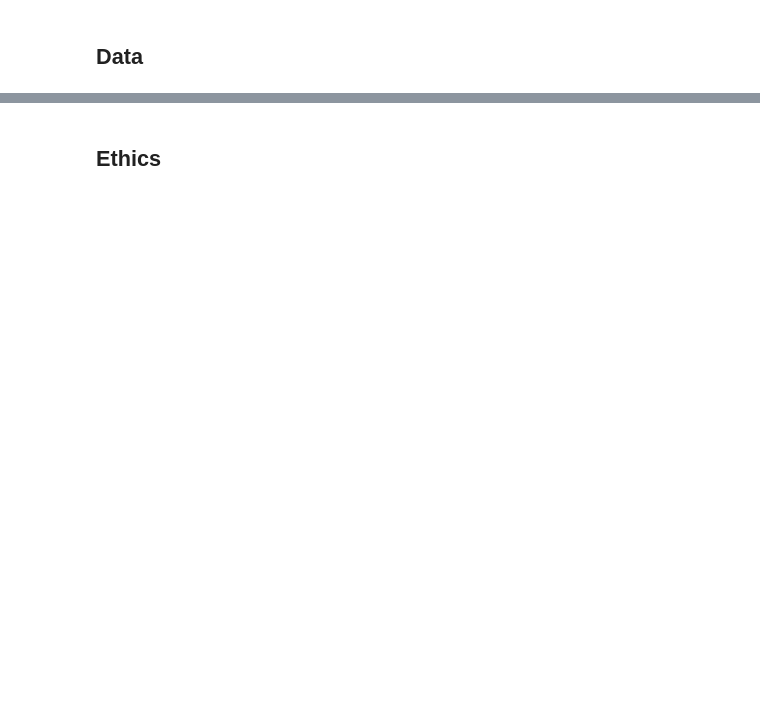
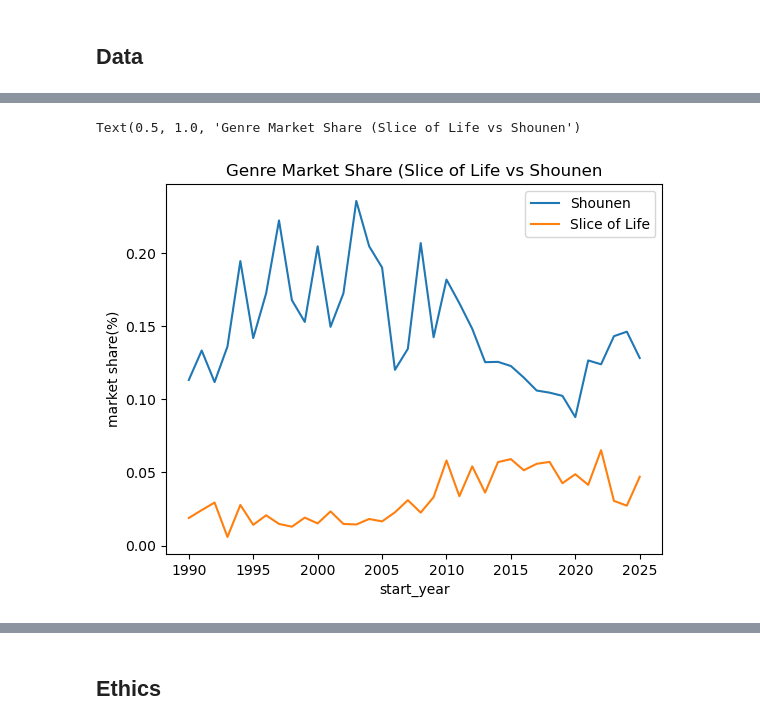
Before and after one commit to COGS108/Group089_WI26, a Jupyter notebook: 02-EDACheckpoint.ipynb, the cells around one changed output, grey strips where cells are left out. Drawn from its saved outputs; the diff is of its cells as text; code cells hidden in the pictures; blank space fills up the shorter version.

```diff
--- a/02-EDACheckpoint.ipynb
+++ b/02-EDACheckpoint.ipynb
@@ -153,0 +359,20 @@ Some more words and stuff.  Remember notebooks work best if you interleave the c
+# %%
+
+#filters out anime from before 1990 and after 2025
+df = df[(df['start_year'] >= 1990) & (df['start_year'] <= 2025)]
+
+#sum total Slice of Life,Shounen and total anime per year respectively
+two_genre_yearly = df.groupby('start_year')[['is_shounen','is_slice_of_life']].sum()
+all_genre_yearly = df.groupby('start_year').size()
+
+#creates proportions for chosen genres vs all genres per year
+two_genre_proportions = two_genre_yearly.div(all_genre_yearly,axis = 0)
+
+#plot generation
+sns.lineplot(data = two_genre_proportions,x='start_year',y='is_shounen',label = 'Shounen')
+sns.lineplot(data = two_genre_proportions,x='start_year',y='is_slice_of_life',label = 'Slice of Life')
+plt.ylabel("market share(%)")
+plt.title('Genre Market Share (Slice of Life vs Shounen')
+# %% [output]
+Text(0.5, 1.0, 'Genre Market Share (Slice of Life vs Shounen')
+[figure, added]
```
Also changed, not shown: parts of 77 cells of this notebook.
